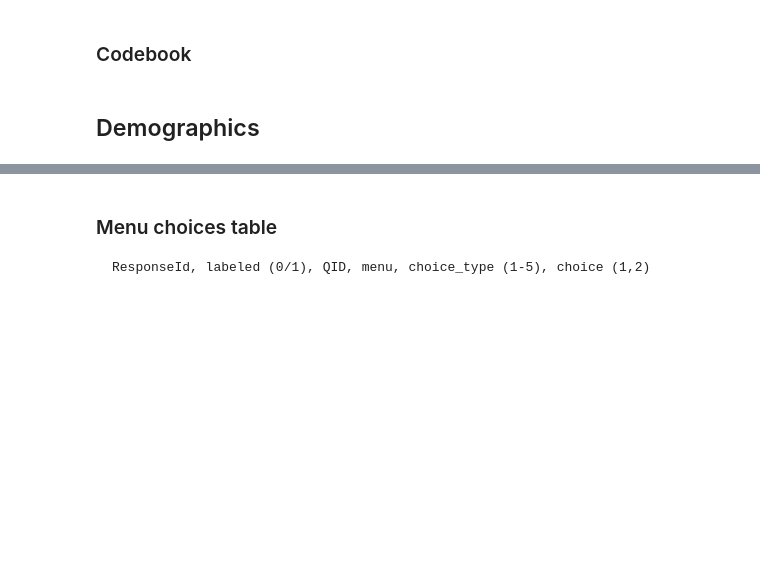
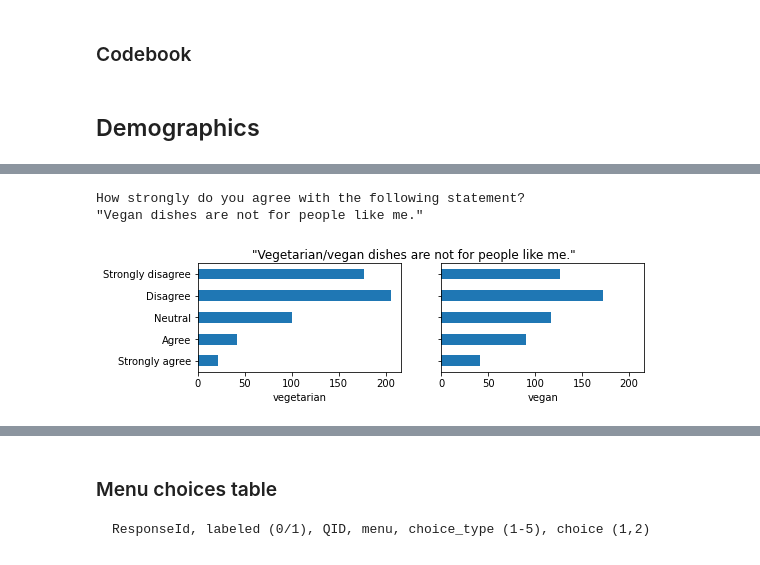
Before and after one commit to aberke/ff, a Jupyter notebook: data-analysis/online-survey-v1-analysis.ipynb, the cells around one changed output, grey strips where cells are left out. Cells and saved outputs as stored; diff of their text form; code cells hidden in the pictures; blank space fills up the shorter version.

```diff
--- a/data-analysis/online-survey-v1-analysis.ipynb
+++ b/data-analysis/online-survey-v1-analysis.ipynb
@@ -569,3 +585,17 @@ _ = ax2.set_xlabel('vegetarians')
+# %%
+print('%s\n'%codebook['Q_vegan_not_me']['Q'])
+fig,axes = plt.subplots(1,2,figsize=(8,2),sharey=True,sharex=True)
+fig.suptitle('"Vegetarian/vegan dishes are not for people like me."')
+respondent_df['Q_vegetarian_not_me'].value_counts().sort_index().rename(
+    codebook['Q_vegetarian_not_me']['choices']).plot.barh(ax=axes[0])
+axes[0].set_xlabel("vegetarian")
+respondent_df['Q_vegan_not_me'].value_counts().sort_index().rename(
+    codebook['Q_vegan_not_me']['choices']).plot.barh(ax=axes[1])
+_ = axes[1].set_xlabel("vegan")
+# %% [output]
+How strongly do you agree with the following statement?
+"Vegan dishes are not for people like me."
+[figure, added]
 # %%
 print(codebook['Q_how_important_env']['Q'])
 fig,ax = plt.subplots(figsize=(5,2))
```
Also changed, not shown: parts of 105 cells of this notebook, 2 other files.
